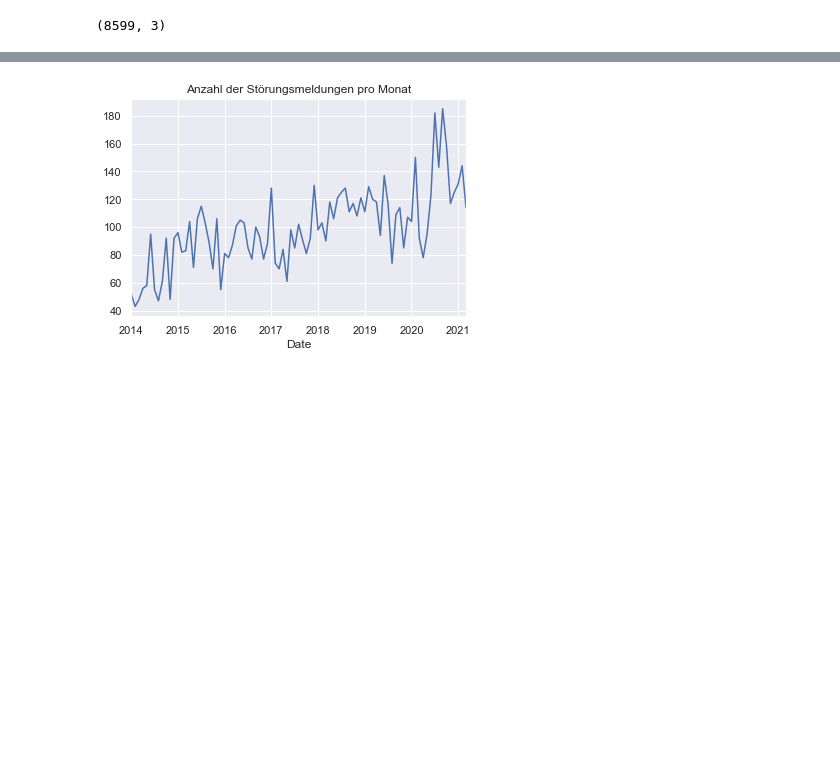
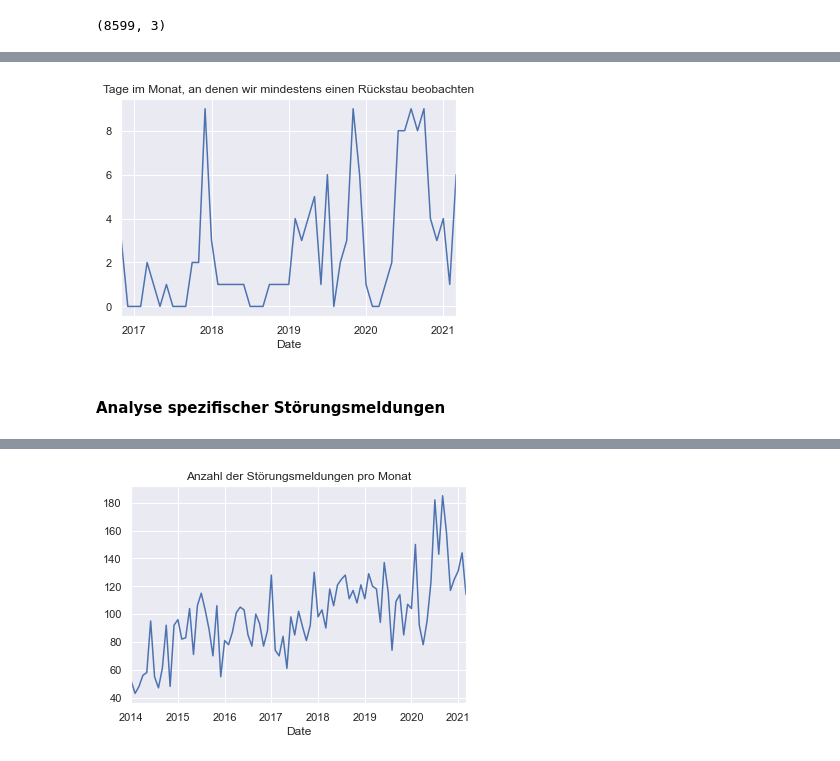
Before and after one commit to kummerer94/sbahn-stoerungen, a Jupyter notebook: analysis.ipynb, the cells around one changed output, grey strips where cells are left out. Cells and saved outputs as stored; diff of their text form; code cells hidden in the pictures; blank space fills up the shorter version.

```diff
--- a/analysis.ipynb
+++ b/analysis.ipynb
@@ -232,0 +258,7 @@ stoerungen_raw_filtered.shape
+# %%
+kurzfristiger_rückstau.groupby(pd.Grouper(freq='M')).sum().plot(title='Tage im Monat, an denen wir mindestens einen Rückstau beobachten')
+plt.show()
+# %% [output]
+[figure, added]
+# %% [markdown]
+#### Analyse spezifischer Störungsmeldungen
```
Also changed, not shown: parts of 7 cells of this notebook.
